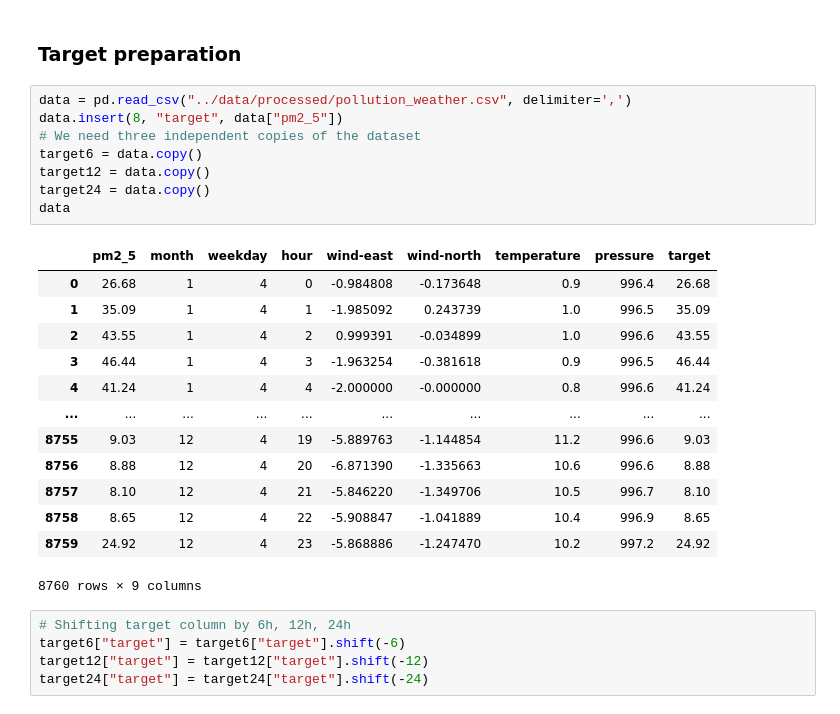
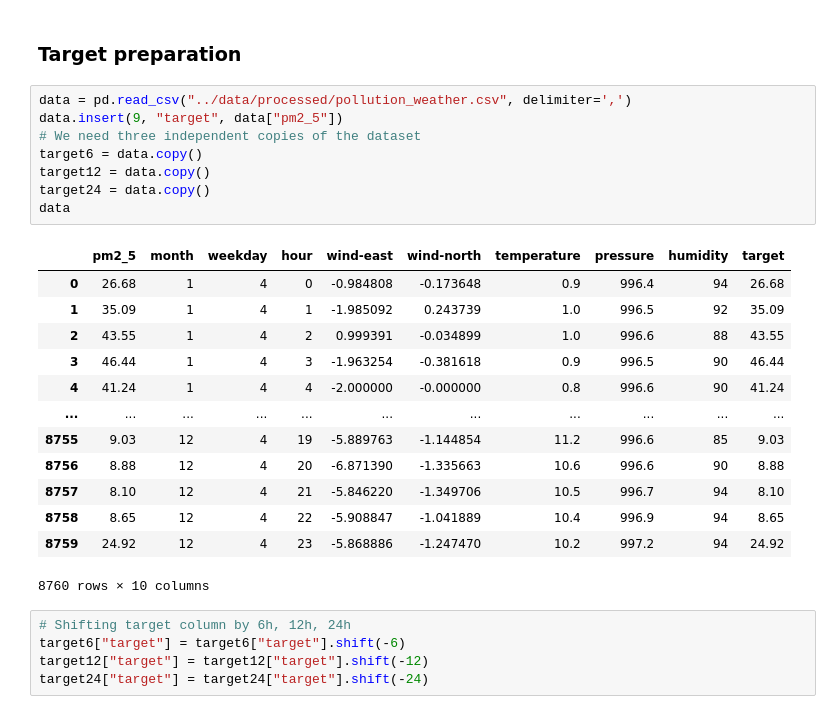
Before and after one commit to Jungliana/SNN-air-pollution, a Jupyter notebook: notebooks/data_processing.ipynb, the cells around one changed output. Cells and saved outputs as stored; diff of their text form.

```diff
--- a/notebooks/data_processing.ipynb
+++ b/notebooks/data_processing.ipynb
@@ -129,26 +136,26 @@ pollution\
 ### Target preparation
 # %%
 data = pd.read_csv("../data/processed/pollution_weather.csv", delimiter=',')
-data.insert(8, "target", data["pm2_5"])
+data.insert(9, "target", data["pm2_5"])
 # We need three independent copies of the dataset
 target6 = data.copy()
 target12 = data.copy()
 target24 = data.copy()
 data
 # %% [output]
-|  | pm2_5 | month | weekday | hour | wind-east | wind-north | temperature | pressure | target |
-| 0 | 26.68 | 1 | 4 | 0 | -0.984808 | -0.173648 | 0.9 | 996.4 | 26.68 |
-| 1 | 35.09 | 1 | 4 | 1 | -1.985092 | 0.243739 | 1.0 | 996.5 | 35.09 |
-| 2 | 43.55 | 1 | 4 | 2 | 0.999391 | -0.034899 | 1.0 | 996.6 | 43.55 |
-| 3 | 46.44 | 1 | 4 | 3 | -1.963254 | -0.381618 | 0.9 | 996.5 | 46.44 |
-| 4 | 41.24 | 1 | 4 | 4 | -2.000000 | -0.000000 | 0.8 | 996.6 | 41.24 |
-| ... | ... | ... | ... | ... | ... | ... | ... | ... | ... |
-| 8755 | 9.03 | 12 | 4 | 19 | -5.889763 | -1.144854 | 11.2 | 996.6 | 9.03 |
-| 8756 | 8.88 | 12 | 4 | 20 | -6.871390 | -1.335663 | 10.6 | 996.6 | 8.88 |
-| 8757 | 8.10 | 12 | 4 | 21 | -5.846220 | -1.349706 | 10.5 | 996.7 | 8.10 |
-| 8758 | 8.65 | 12 | 4 | 22 | -5.908847 | -1.041889 | 10.4 | 996.9 | 8.65 |
-| 8759 | 24.92 | 12 | 4 | 23 | -5.868886 | -1.247470 | 10.2 | 997.2 | 24.92 |
+|  | pm2_5 | month | weekday | hour | wind-east | wind-north | temperature | pressure | humidity | target |
+| 0 | 26.68 | 1 | 4 | 0 | -0.984808 | -0.173648 | 0.9 | 996.4 | 94 | 26.68 |
+| 1 | 35.09 | 1 | 4 | 1 | -1.985092 | 0.243739 | 1.0 | 996.5 | 92 | 35.09 |
+| 2 | 43.55 | 1 | 4 | 2 | 0.999391 | -0.034899 | 1.0 | 996.6 | 88 | 43.55 |
+| 3 | 46.44 | 1 | 4 | 3 | -1.963254 | -0.381618 | 0.9 | 996.5 | 90 | 46.44 |
+| 4 | 41.24 | 1 | 4 | 4 | -2.000000 | -0.000000 | 0.8 | 996.6 | 90 | 41.24 |
+| ... | ... | ... | ... | ... | ... | ... | ... | ... | ... | ... |
+| 8755 | 9.03 | 12 | 4 | 19 | -5.889763 | -1.144854 | 11.2 | 996.6 | 85 | 9.03 |
+| 8756 | 8.88 | 12 | 4 | 20 | -6.871390 | -1.335663 | 10.6 | 996.6 | 90 | 8.88 |
+| 8757 | 8.10 | 12 | 4 | 21 | -5.846220 | -1.349706 | 10.5 | 996.7 | 94 | 8.10 |
+| 8758 | 8.65 | 12 | 4 | 22 | -5.908847 | -1.041889 | 10.4 | 996.9 | 94 | 8.65 |
+| 8759 | 24.92 | 12 | 4 | 23 | -5.868886 | -1.247470 | 10.2 | 997.2 | 94 | 24.92 |
-8760 rows × 9 columns
+8760 rows × 10 columns
 # %%
 # Shifting target column by 6h, 12h, 24h
 target6["target"] = target6["target"].shift(-6)
```
Also changed, not shown: parts of 7 cells of this notebook, 9 other files.
